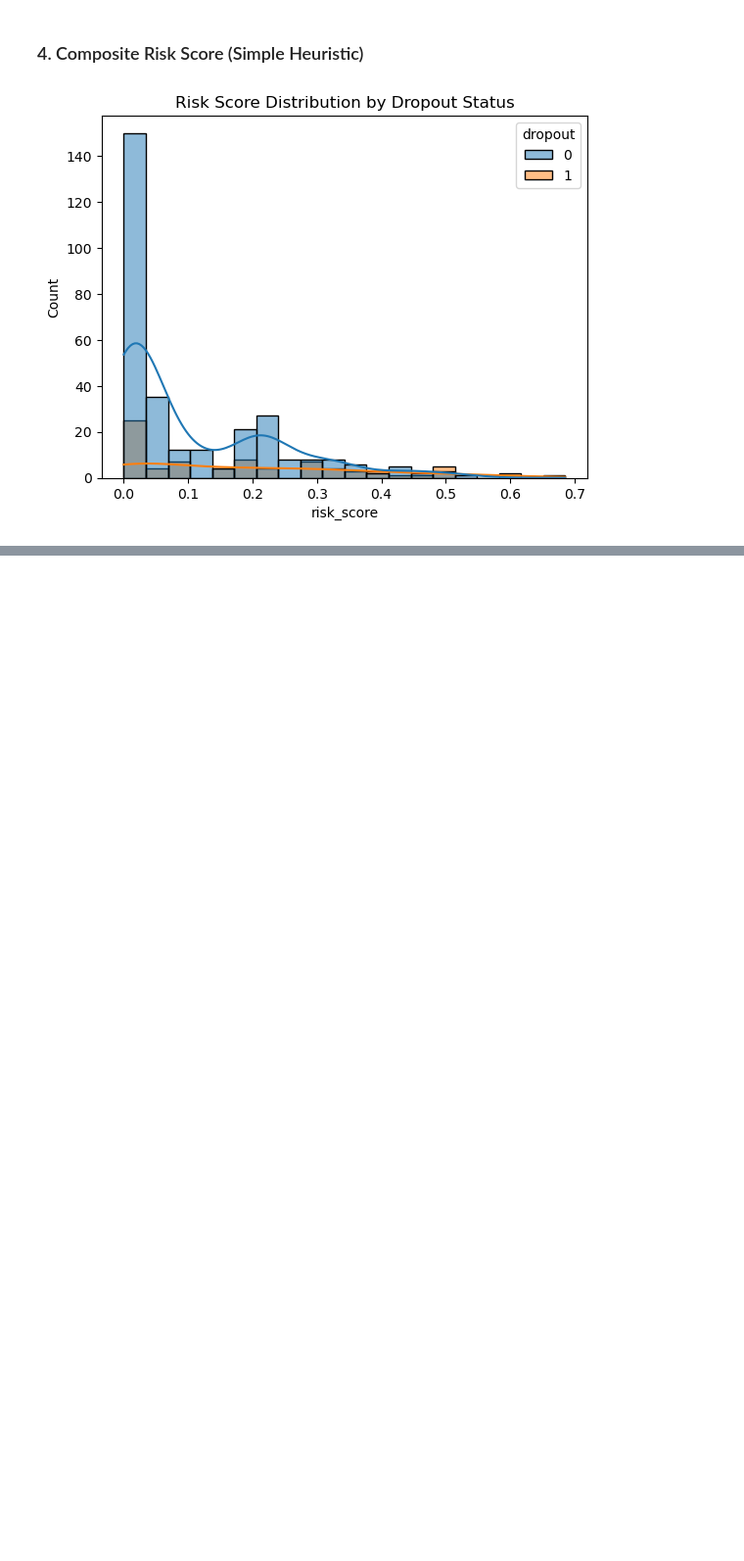
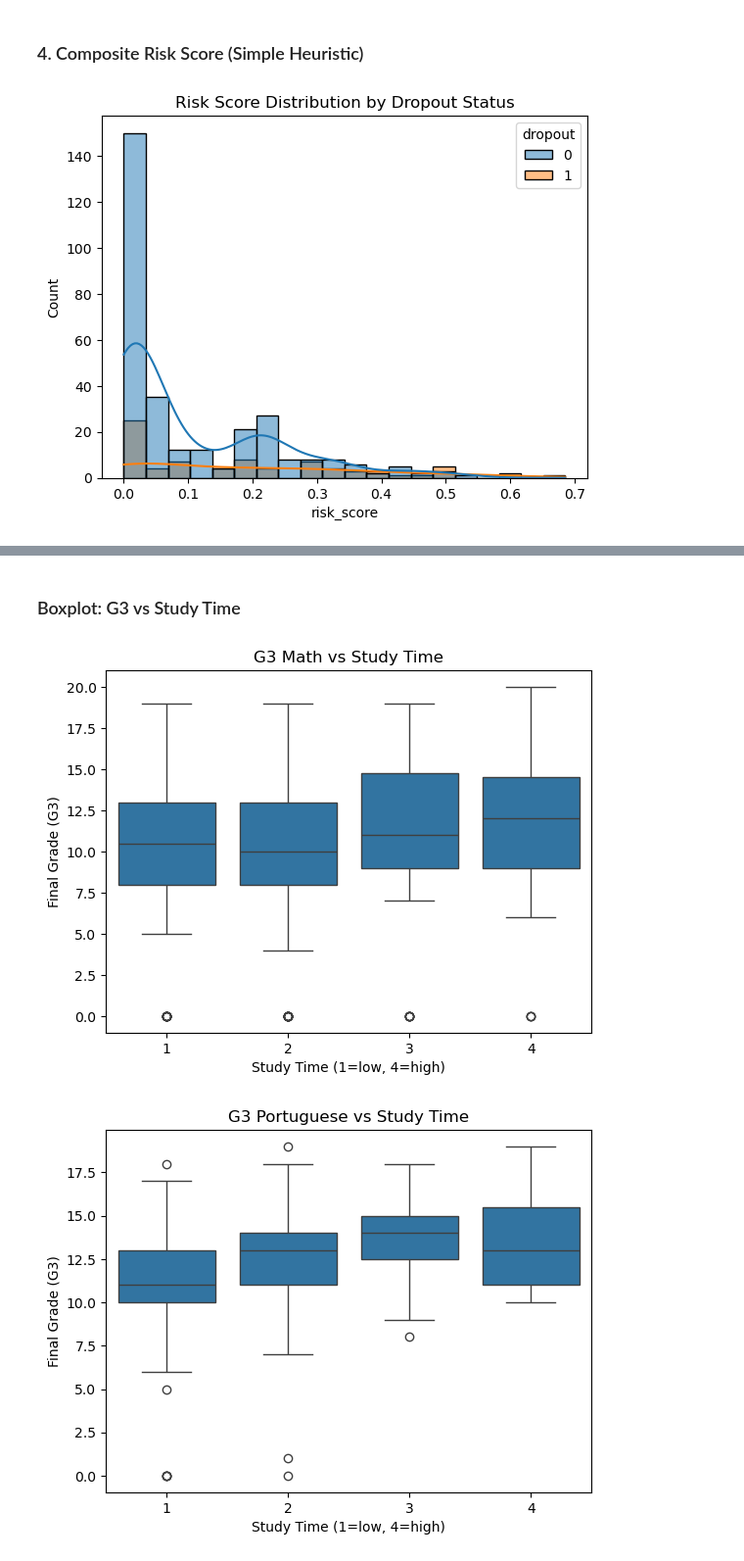
Before and after one commit to ahmad2025-ai/Final-Project, a Jupyter notebook: main-project.ipynb, the cells around one changed output, grey strips where cells are left out. Shown at 98% size. Saved outputs shown, nothing was run; the diff lists cells and outputs as text; code cells hidden in the pictures; blank space fills up the shorter version.

```diff
--- a/main-project.ipynb
+++ b/main-project.ipynb
@@ -667,0 +719,19 @@ joined_df['high_risk'] = joined_df['risk_score'].apply(lambda x: 1 if x > 0.5 el
+# %% [markdown]
+### Boxplot: G3 vs Study Time
+# %%
+# Math
+sns.boxplot(x='studytime_math', y='G3_math', data=joined_df)
+plt.title("G3 Math vs Study Time")
+plt.xlabel("Study Time (1=low, 4=high)")
+plt.ylabel("Final Grade (G3)")
+plt.show()
+
+# Portuguese
+sns.boxplot(x='studytime_por', y='G3_por', data=joined_df)
+plt.title("G3 Portuguese vs Study Time")
+plt.xlabel("Study Time (1=low, 4=high)")
+plt.ylabel("Final Grade (G3)")
+plt.show()
+# %% [output]
+[figure, added]
+[figure, added]
```
Also changed, not shown: parts of 43 cells of this notebook, 5 other files.
